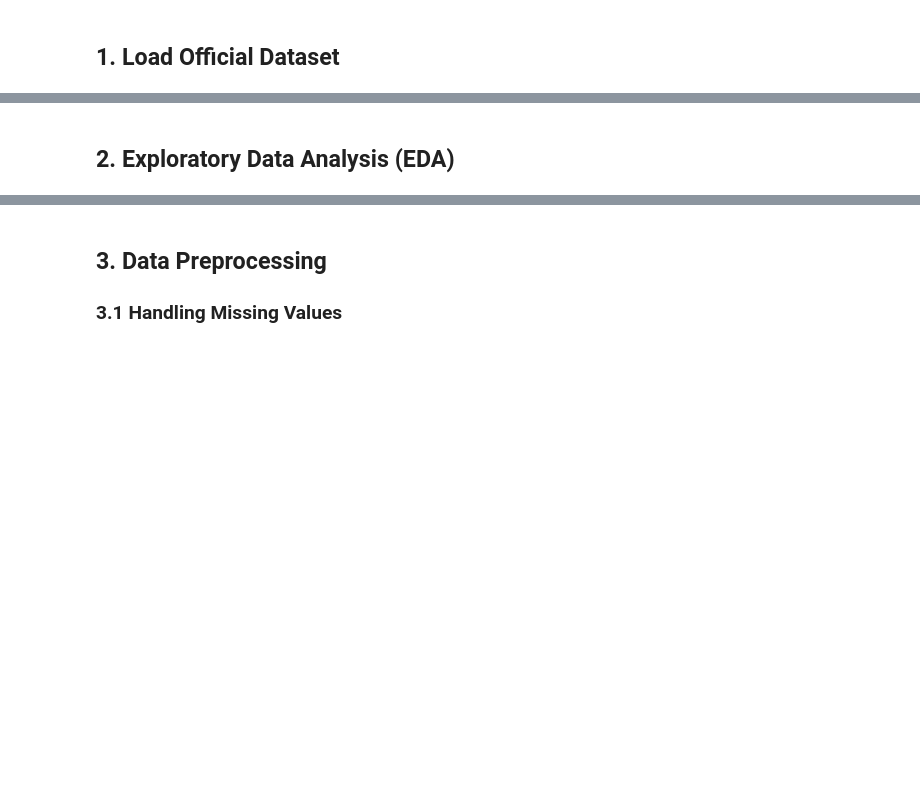
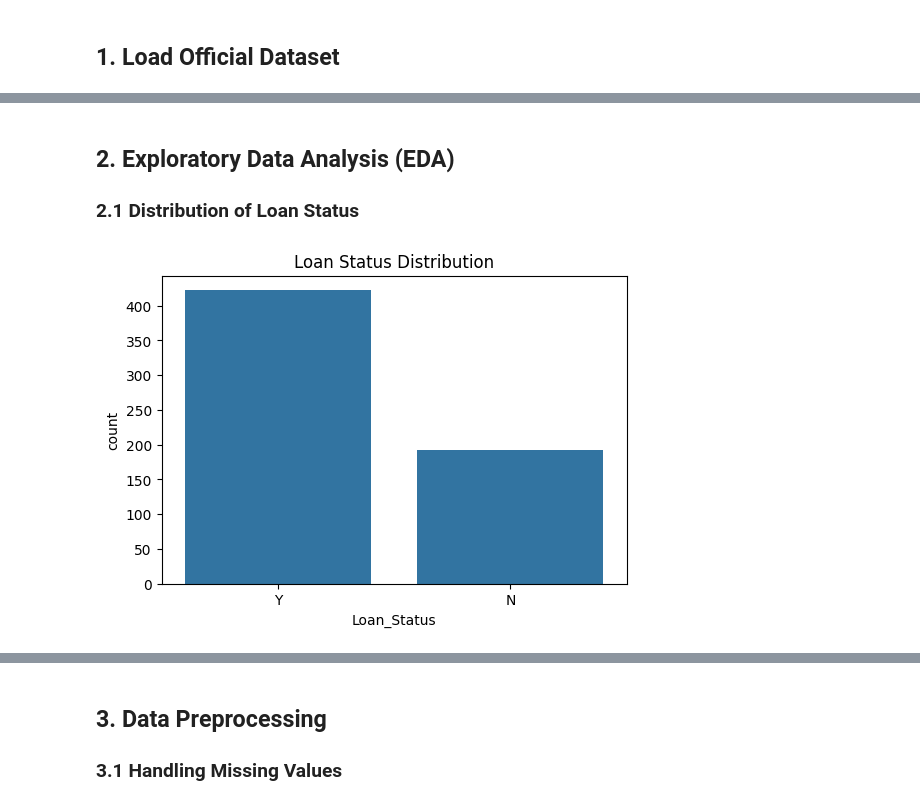
Before and after one commit to swarnarajugovindalapudi/Smart-Lender-Loan-Approval-Prediction, a Jupyter notebook: notebooks/01_EDA_and_Modeling.ipynb, the cells around one changed output, grey strips where cells are left out. Cells and saved outputs as stored; diff of their text form; code cells hidden in the pictures; blank space fills up the shorter version.

```diff
--- a/notebooks/01_EDA_and_Modeling.ipynb
+++ b/notebooks/01_EDA_and_Modeling.ipynb
@@ -20,6 +22,8 @@ warnings.filterwarnings('ignore')
 # %% [markdown]
 ## 1. Load Official Dataset
 # %%
-df = pd.read_csv('../dataset/loan_prediction.csv')
-df = df.drop('Loan_ID', axis=1)
+df = pd.read_csv('../dataset/loan_prediction.csv', sep='\t')
+if len(df.columns) == 1:
+    df = pd.read_csv('../dataset/loan_prediction.csv', sep=',')
+df = df.drop('Loan_ID', axis=1, errors='ignore')
 df.head()
@@ -26,7 +37,10 @@ df.head()
 # %% [markdown]
 ## 2. Exploratory Data Analysis (EDA)
+### 2.1 Distribution of Loan Status
 # %%
-# Distribution of Loan Status
+plt.figure(figsize=(6,4))
 sns.countplot(x='Loan_Status', data=df)
 plt.title('Loan Status Distribution')
 plt.show()
+# %% [output]
+[figure, added]
```
Also changed, not shown: parts of 22 cells of this notebook, 6 other files.
